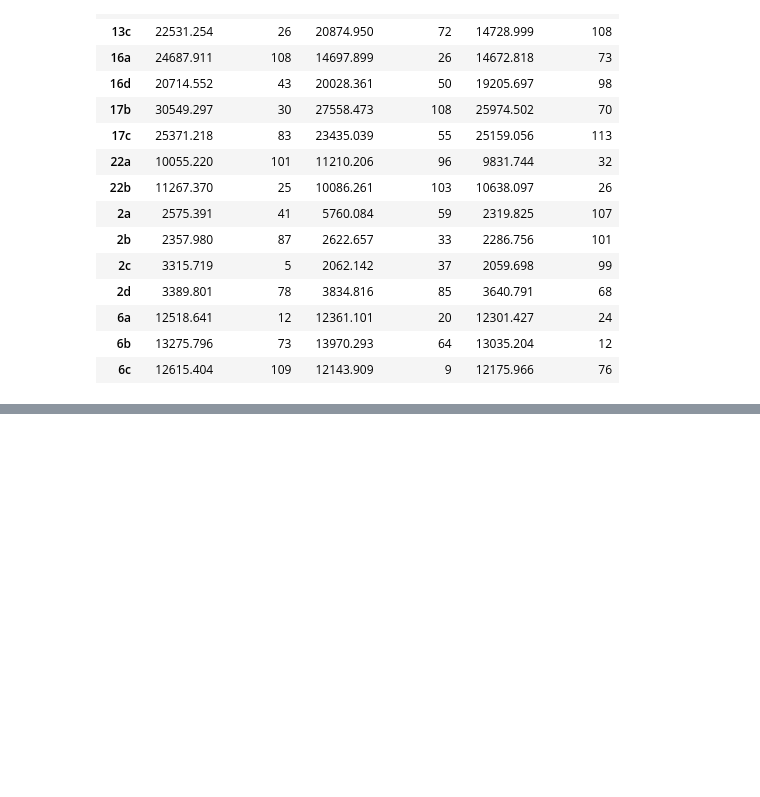
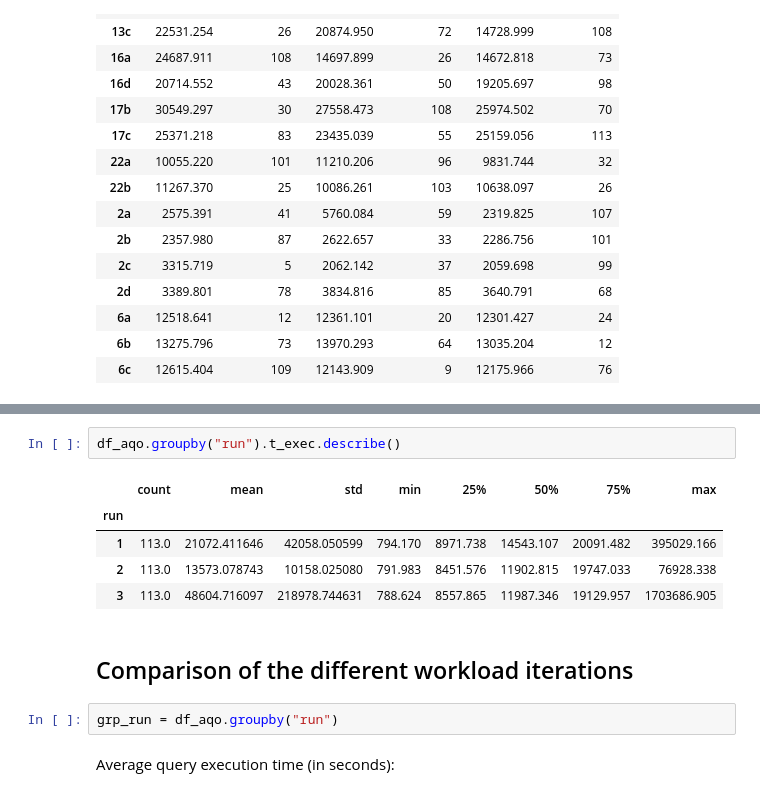
Before and after one commit to rbergm/aft, a Jupyter notebook: pg-aqo/Workload-Evaluation.ipynb, the cells around one changed output, grey strips where cells are left out. Saved outputs shown, nothing was run; the diff lists cells and outputs as text; blank space fills up the shorter version.

```diff
--- a/pg-aqo/Workload-Evaluation.ipynb
+++ b/pg-aqo/Workload-Evaluation.ipynb
@@ -86,0 +137,14 @@ df_comb[df_comb.diff_any][t_exec_cols]
+# %%
+df_aqo.groupby("run").t_exec.describe()
+# %% [output]
+|  | count | mean | std | min | 25% | 50% | 75% | max |
+| run |  |  |  |  |  |  |  |  |
+| 1 | 113.0 | 21072.411646 | 42058.050599 | 794.170 | 8971.738 | 14543.107 | 20091.482 | 395029.166 |
+| 2 | 113.0 | 13573.078743 | 10158.025080 | 791.983 | 8451.576 | 11902.815 | 19747.033 | 76928.338 |
+| 3 | 113.0 | 48604.716097 | 218978.744631 | 788.624 | 8557.865 | 11987.346 | 19129.957 | 1703686.905 |
+# %% [markdown]
+## Comparison of the different workload iterations
+# %%
+grp_run = df_aqo.groupby("run")
+# %% [markdown]
+Average query execution time (in seconds):
```
Also changed, not shown: parts of 19 cells of this notebook, 8 other files.
